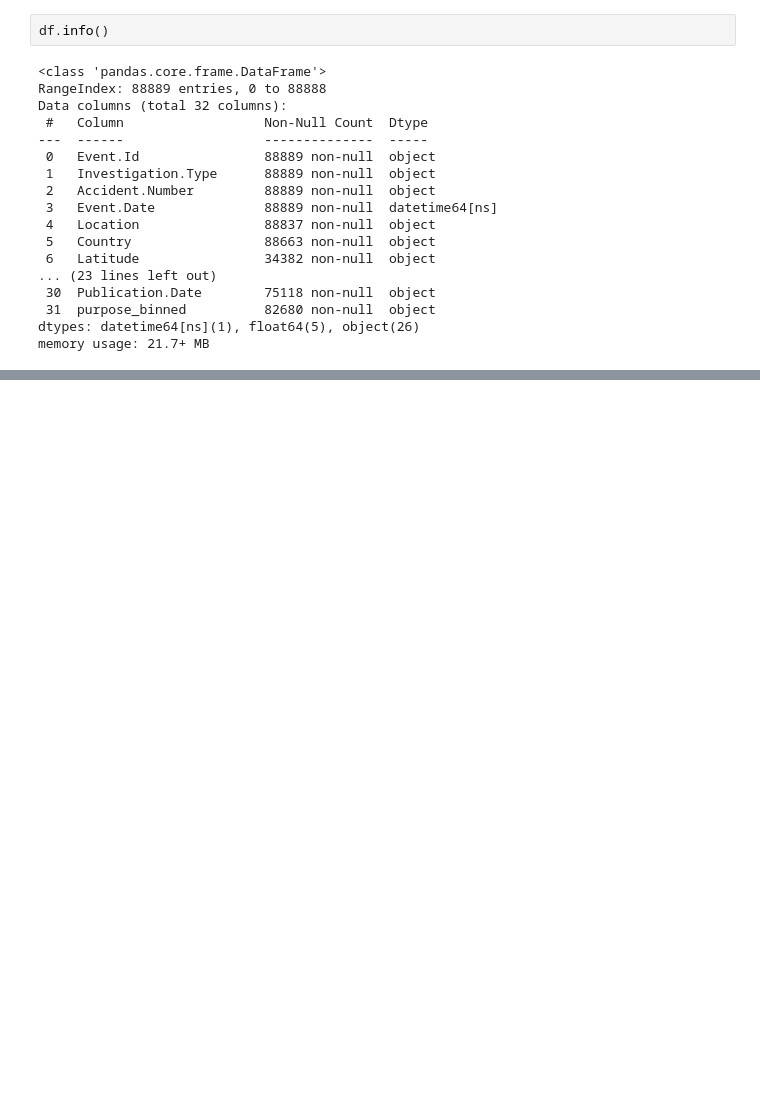
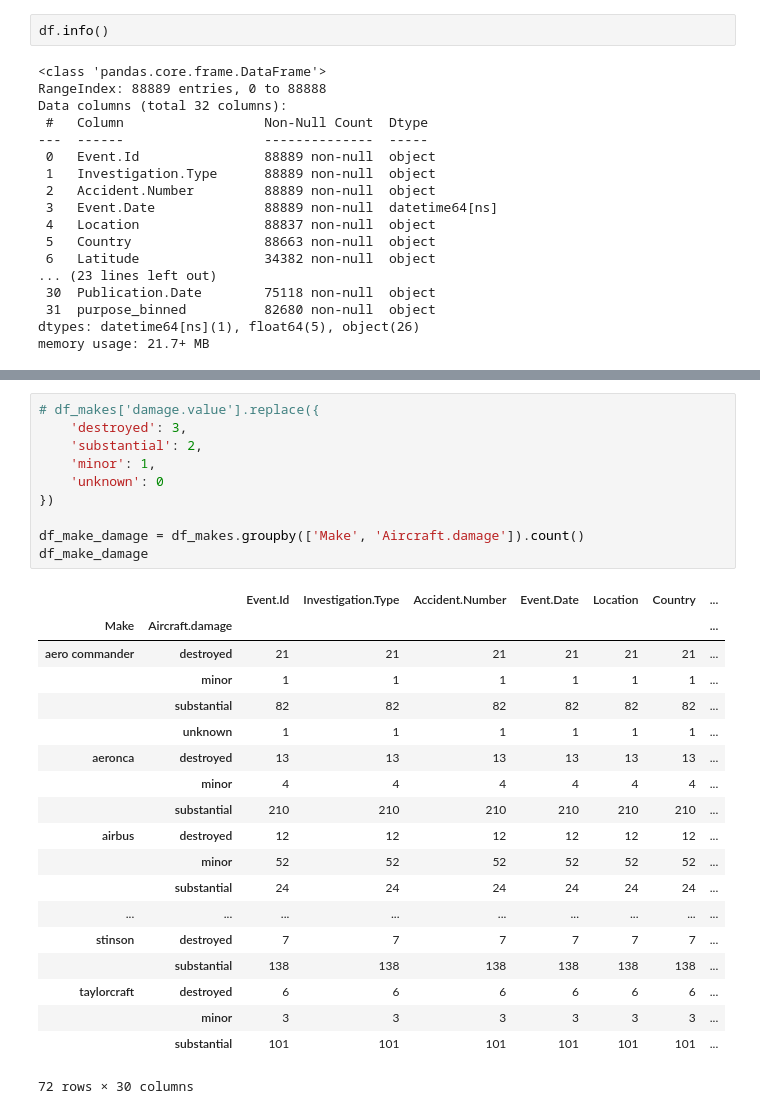
Before and after one commit to natehiatt/aviation_project, a Jupyter notebook: notebooks/nate_scratch.ipynb, the cells around one changed output, grey strips where cells are left out. Saved outputs shown, nothing was run; the diff lists cells and outputs as text; blank space fills up the shorter version.

```diff
--- a/notebooks/nate_scratch.ipynb
+++ b/notebooks/nate_scratch.ipynb
@@ -557,0 +609,30 @@ df_makes.plot(kind='bar', figsize=(10, 10))
+# %%
+# df_makes['damage.value'].replace({
+    'destroyed': 3,
+    'substantial': 2,
+    'minor': 1,
+    'unknown': 0
+})
+
+df_make_damage = df_makes.groupby(['Make', 'Aircraft.damage']).count()
+df_make_damage
+# %% [output]
+|  |  | Event.Id | Investigation.Type | Accident.Number | Event.Date | Location | Country | ... |
+| Make | Aircraft.damage |  |  |  |  |  |  | ... |
+| aero commander | destroyed | 21 | 21 | 21 | 21 | 21 | 21 | ... |
+|  | minor | 1 | 1 | 1 | 1 | 1 | 1 | ... |
+|  | substantial | 82 | 82 | 82 | 82 | 82 | 82 | ... |
+|  | unknown | 1 | 1 | 1 | 1 | 1 | 1 | ... |
+| aeronca | destroyed | 13 | 13 | 13 | 13 | 13 | 13 | ... |
+|  | minor | 4 | 4 | 4 | 4 | 4 | 4 | ... |
+|  | substantial | 210 | 210 | 210 | 210 | 210 | 210 | ... |
+| airbus | destroyed | 12 | 12 | 12 | 12 | 12 | 12 | ... |
+|  | minor | 52 | 52 | 52 | 52 | 52 | 52 | ... |
+|  | substantial | 24 | 24 | 24 | 24 | 24 | 24 | ... |
+| ... | ... | ... | ... | ... | ... | ... | ... | ... |
+| stinson | destroyed | 7 | 7 | 7 | 7 | 7 | 7 | ... |
+|  | substantial | 138 | 138 | 138 | 138 | 138 | 138 | ... |
+| taylorcraft | destroyed | 6 | 6 | 6 | 6 | 6 | 6 | ... |
+|  | minor | 3 | 3 | 3 | 3 | 3 | 3 | ... |
+|  | substantial | 101 | 101 | 101 | 101 | 101 | 101 | ... |
+72 rows × 30 columns
```
Also changed, not shown: parts of 16 cells of this notebook, 1 other file.
